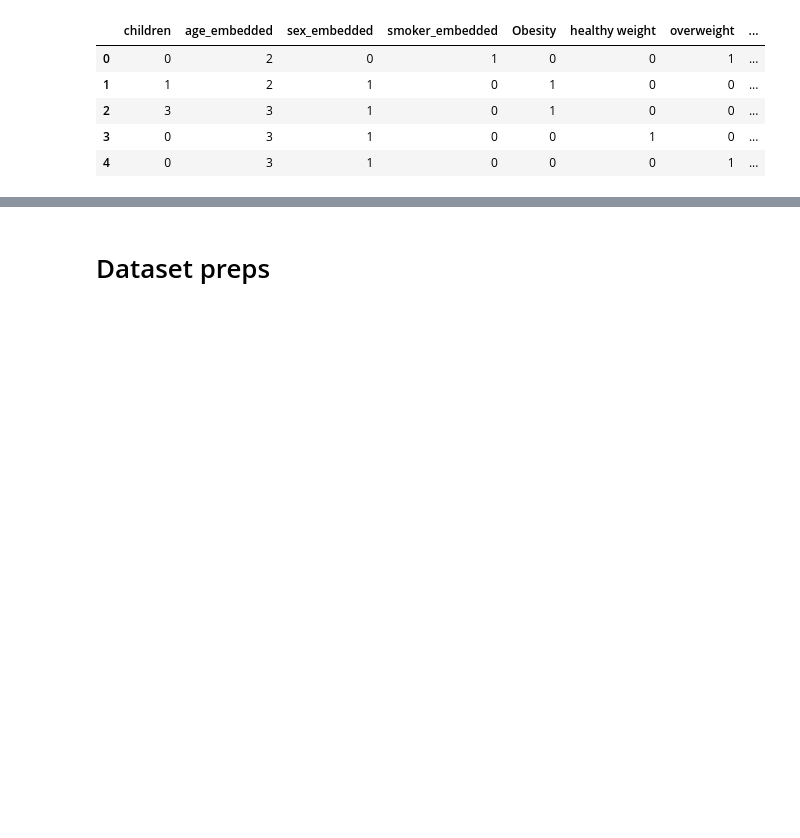
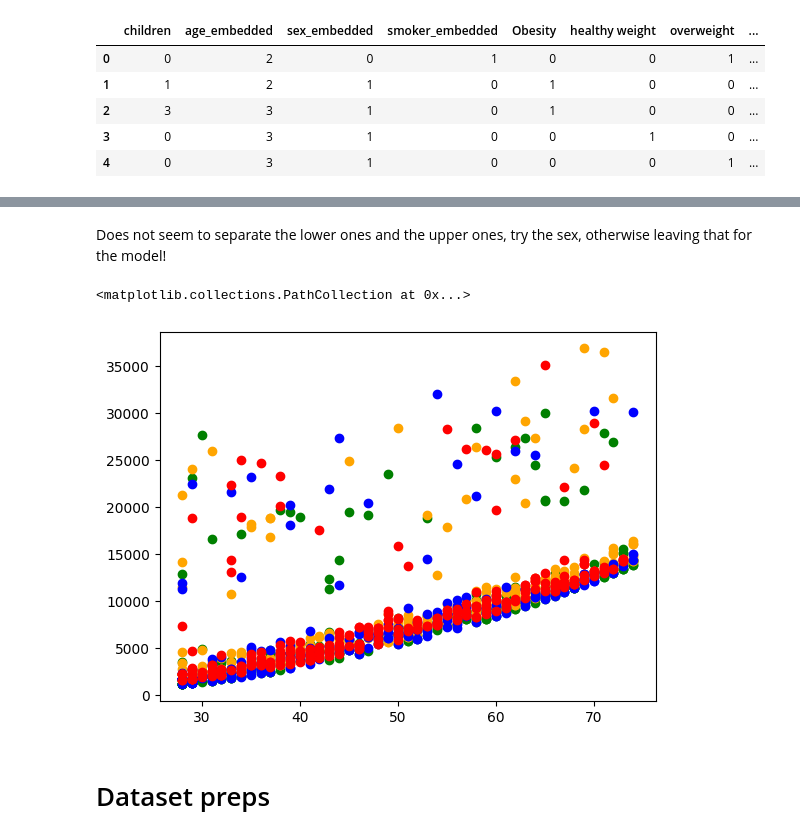
Before and after one commit to b-hakim/insurance_prediction, a Jupyter notebook: ds_practice.ipynb, the cells around one changed output, grey strips where cells are left out. Drawn from its saved outputs; the diff is of its cells as text; code cells hidden in the pictures; blank space fills up the shorter version.

```diff
--- a/ds_practice.ipynb
+++ b/ds_practice.ipynb
@@ -269,2 +304,17 @@ X.head()
+# %% [markdown]
+Does not seem to separate the lower ones and the upper ones, try the sex, otherwise leaving that for the model!
+# %%
+obesity_non_smoker_children_men = obesity_non_smoker[obesity_non_smoker["sex_embedded"]== 1]
+obesity_non_smoker_children_women = obesity_non_smoker[obesity_non_smoker["sex_embedded"] == 0]
+non_obesity_non_smokers_men =  non_obesity_non_smokers[non_obesity_non_smokers["sex_embedded"]== 1]
+non_obesity_non_smokers_women =  non_obesity_non_smokers[non_obesity_non_smokers["sex_embedded"]== 0]
+
+plt.scatter(obesity_non_smoker_children_men['age'], obesity_non_smoker_children_men["charges"], color='green')
+plt.scatter(obesity_non_smoker_children_women['age'], obesity_non_smoker_children_women["charges"], color='orange')
+plt.scatter(non_obesity_non_smokers_men['age'], non_obesity_non_smokers_men["charges"], color='blue')
+plt.scatter(non_obesity_non_smokers_women['age'], non_obesity_non_smokers_women["charges"], color='red')
+# %% [output]
+<matplotlib.collections.PathCollection at 0x...>
+[figure, added]
 # %% [markdown]
 # Dataset preps
```
Also changed, not shown: parts of 15 cells of this notebook.
